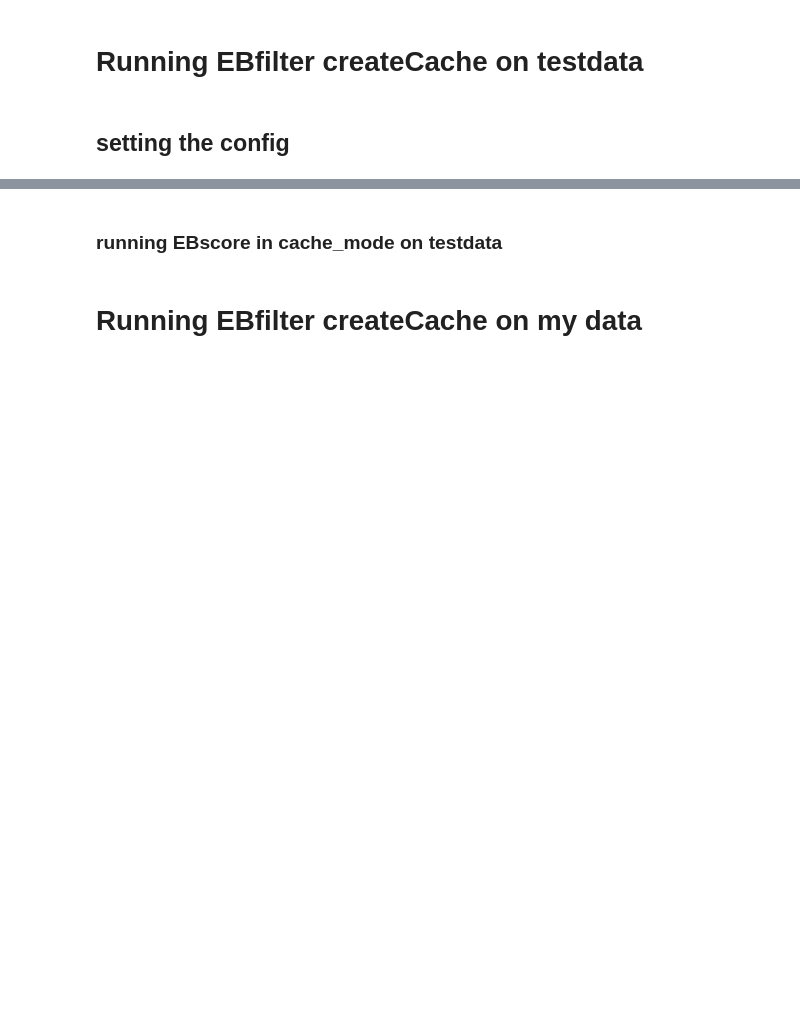
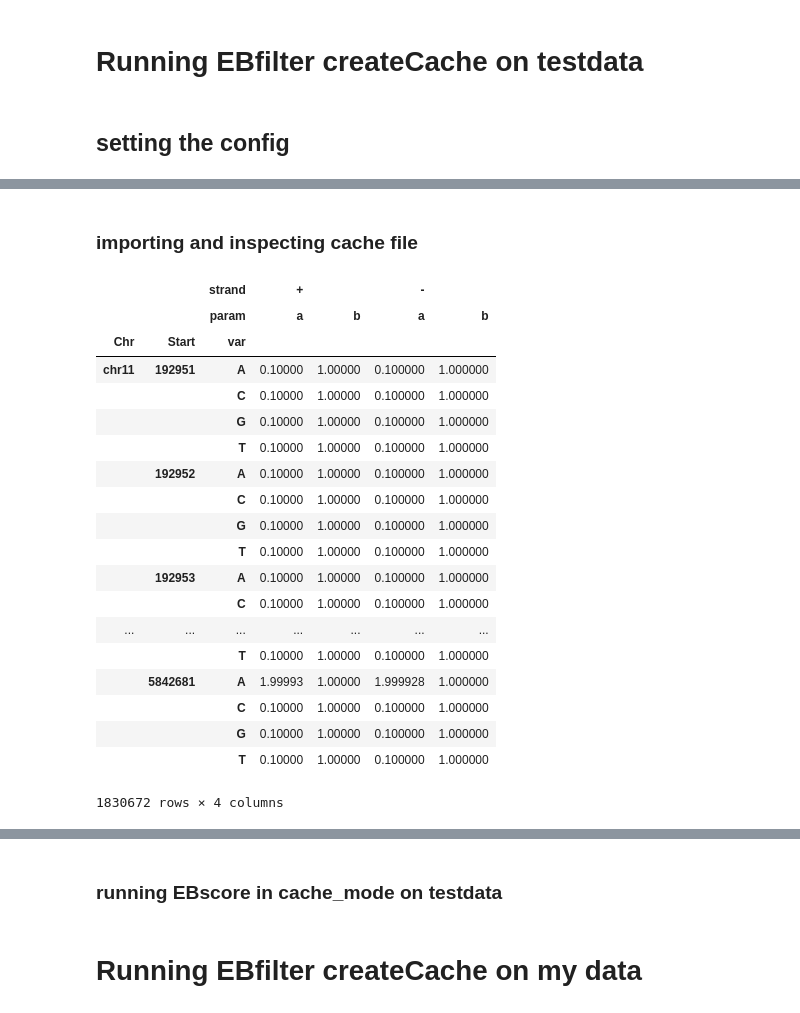
Before and after one commit to Mar111tiN/EBFilter, a Jupyter notebook: notebooks/ABcache.ipynb, the cells around one changed output, grey strips where cells are left out. Cells and saved outputs as stored; diff of their text form; code cells hidden in the pictures; blank space fills up the shorter version.

```diff
--- a/notebooks/ABcache.ipynb
+++ b/notebooks/ABcache.ipynb
@@ -54,0 +104,30 @@ run.main(args, config)
+# %% [markdown]
+### importing and inspecting cache file
+# %%
+AB_chr11 = pd.read_csv('output/testdata_cache/chr11.cache', sep=',').set_index(['Chr', 'Start'])
+AB_columns = pd.MultiIndex.from_product([['A','C','T','G'],['+', '-'],['a','b']], names=['var', 'strand', 'param'])
+AB_chr11.columns = AB_columns
+AB_chr11 = AB_chr11.stack('var')
+AB_chr11
+# AB_chr11.loc[('chr11', 192951),:]
+# %% [output]
+|  |  | strand | + |  | - |  |
+|  |  | param | a | b | a | b |
+| Chr | Start | var |  |  |  |  |
+| chr11 | 192951 | A | 0.10000 | 1.00000 | 0.100000 | 1.000000 |
+|  |  | C | 0.10000 | 1.00000 | 0.100000 | 1.000000 |
+|  |  | G | 0.10000 | 1.00000 | 0.100000 | 1.000000 |
+|  |  | T | 0.10000 | 1.00000 | 0.100000 | 1.000000 |
+|  | 192952 | A | 0.10000 | 1.00000 | 0.100000 | 1.000000 |
+|  |  | C | 0.10000 | 1.00000 | 0.100000 | 1.000000 |
+|  |  | G | 0.10000 | 1.00000 | 0.100000 | 1.000000 |
+|  |  | T | 0.10000 | 1.00000 | 0.100000 | 1.000000 |
+|  | 192953 | A | 0.10000 | 1.00000 | 0.100000 | 1.000000 |
+|  |  | C | 0.10000 | 1.00000 | 0.100000 | 1.000000 |
+| ... | ... | ... | ... | ... | ... | ... |
+|  |  | T | 0.10000 | 1.00000 | 0.100000 | 1.000000 |
+|  | 5842681 | A | 1.99993 | 1.00000 | 1.999928 | 1.000000 |
+|  |  | C | 0.10000 | 1.00000 | 0.100000 | 1.000000 |
+|  |  | G | 0.10000 | 1.00000 | 0.100000 | 1.000000 |
+|  |  | T | 0.10000 | 1.00000 | 0.100000 | 1.000000 |
+1830672 rows × 4 columns
```
Also changed, not shown: parts of 15 cells of this notebook, 6 other files.
